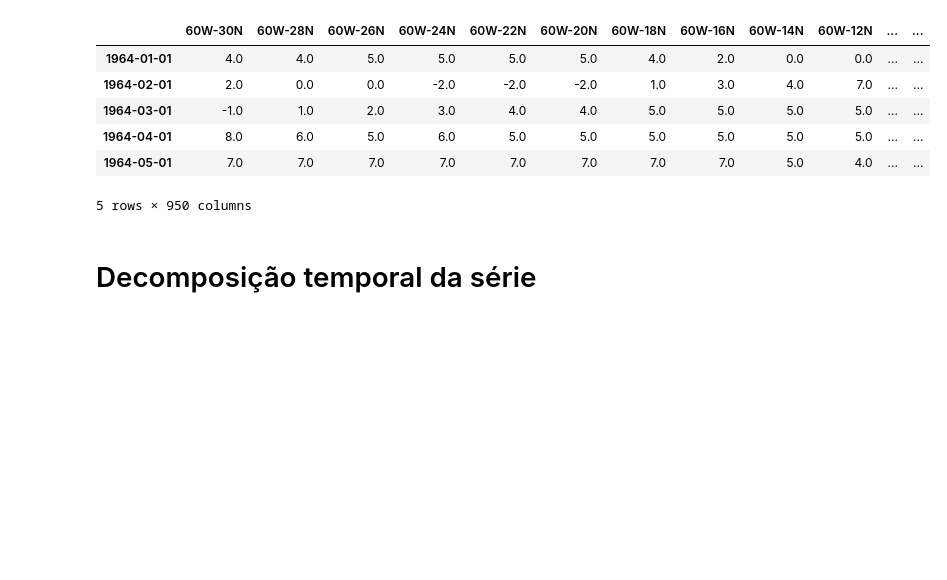
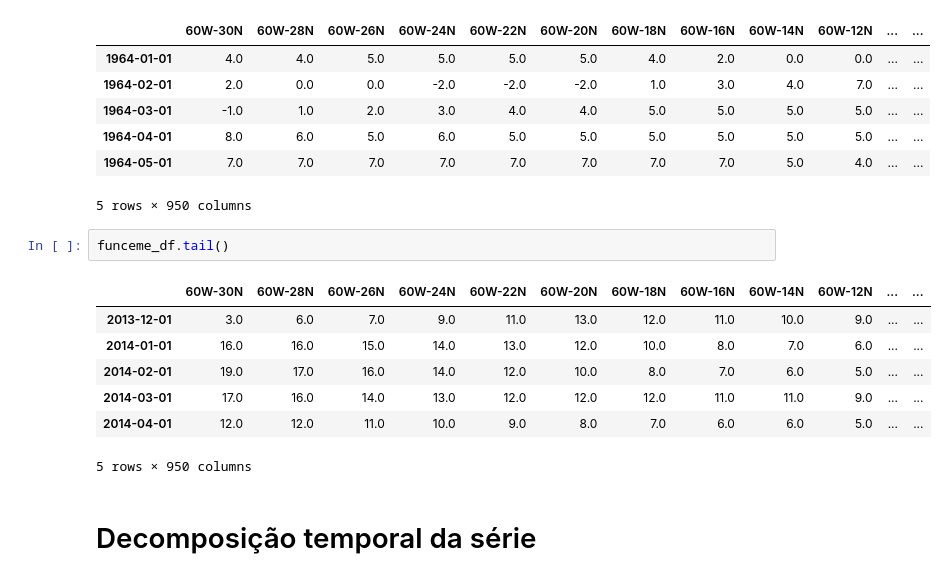
Before and after one commit to tiagotele/experimentos_oceanografia, a Jupyter notebook: Lendo dados de anomalia da FUNCEME.ipynb, the cells around one changed output. Cells and saved outputs as stored; diff of their text form; blank space fills up the shorter version.

```diff
--- a/Lendo dados de anomalia da FUNCEME.ipynb
+++ b/Lendo dados de anomalia da FUNCEME.ipynb
@@ -193,6 +138,16 @@ funceme_df.head()
 | 1964-04-01 | 8.0 | 6.0 | 5.0 | 6.0 | 5.0 | 5.0 | 5.0 | 5.0 | 5.0 | 5.0 | ... | ... |
 | 1964-05-01 | 7.0 | 7.0 | 7.0 | 7.0 | 7.0 | 7.0 | 7.0 | 7.0 | 5.0 | 4.0 | ... | ... |
 5 rows × 950 columns
+# %%
+funceme_df.tail()
+# %% [output]
+|  | 60W-30N | 60W-28N | 60W-26N | 60W-24N | 60W-22N | 60W-20N | 60W-18N | 60W-16N | 60W-14N | 60W-12N | ... | ... |
+| 2013-12-01 | 3.0 | 6.0 | 7.0 | 9.0 | 11.0 | 13.0 | 12.0 | 11.0 | 10.0 | 9.0 | ... | ... |
+| 2014-01-01 | 16.0 | 16.0 | 15.0 | 14.0 | 13.0 | 12.0 | 10.0 | 8.0 | 7.0 | 6.0 | ... | ... |
+| 2014-02-01 | 19.0 | 17.0 | 16.0 | 14.0 | 12.0 | 10.0 | 8.0 | 7.0 | 6.0 | 5.0 | ... | ... |
+| 2014-03-01 | 17.0 | 16.0 | 14.0 | 13.0 | 12.0 | 12.0 | 12.0 | 11.0 | 11.0 | 9.0 | ... | ... |
+| 2014-04-01 | 12.0 | 12.0 | 11.0 | 10.0 | 9.0 | 8.0 | 7.0 | 6.0 | 6.0 | 5.0 | ... | ... |
+5 rows × 950 columns
 # %% [markdown]
 # Decomposição temporal da série
 # %% [markdown]
```
Also changed, not shown: parts of 12 cells of this notebook.
